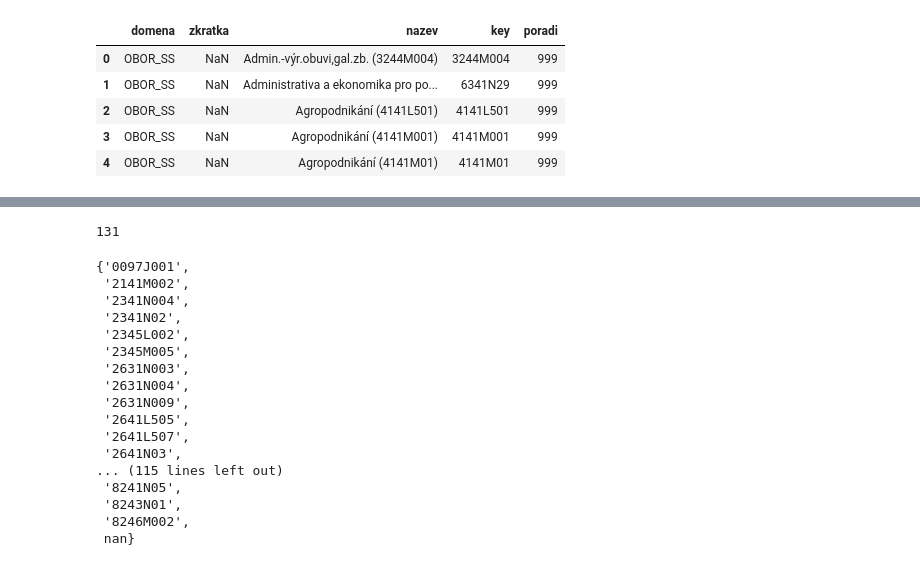
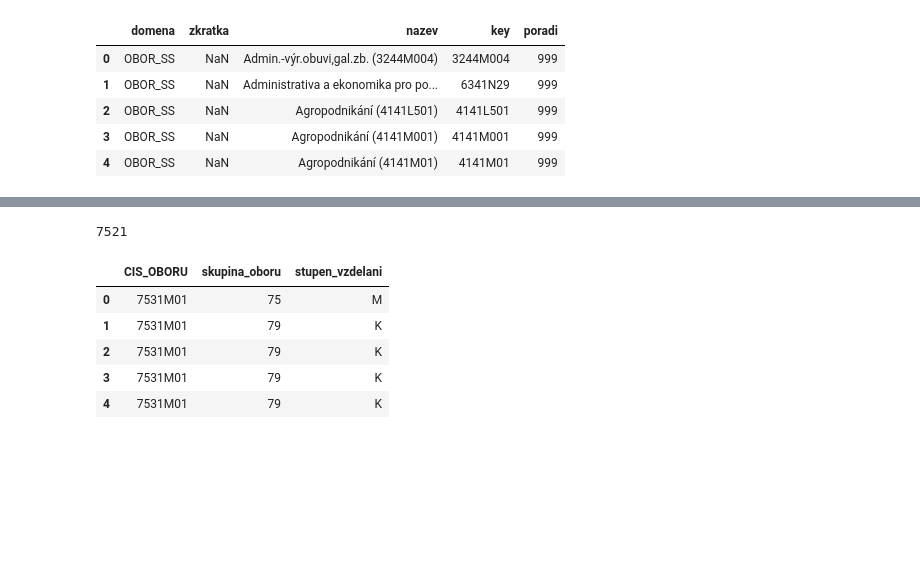
Before and after one commit to MFVS/AVD3, a Jupyter notebook: data.ipynb, the cells around one changed output, grey strips where cells are left out. Cells and saved outputs as stored; diff of their text form; code cells hidden in the pictures; blank space fills up the shorter version.

Commit message:
data script

```diff
--- a/data.ipynb
+++ b/data.ipynb
@@ -106,6 +109,0 @@ nan
-# %%
-# merge on kkov on df_obory and cis_oboru on df
-
-merged_df = df.merge(df_obory, left_on="CIS_OBORU", right_on="KKOV")
-
-merged_df["ZKRATKA OBOROVÉ SKUPINY"].unique()
@@ -164,25 +109,0 @@ Name: count, dtype: int64
-# %%
-# replace_data = {
-#     "7941K41" : "7941K401",
-#     "7941K81" : "7941K801",
-#     "7531M01" : "7531M001",
-#     "7842M04" : "7842M004",
-#     "7941K61" : "7941K601",
-#     "7842M02" : "7842M002",
-#     "7842M03" : "7842M003",
-#     "3647M01" : "3647M001",
-#     "1601M01" : "1601M001"
-# }
-
-# df["CIS_OBORU"].replace(replace_data, inplace=True)
-
-df = df.merge(df_obory, left_on="CIS_OBORU", right_on="KKOV", how="outer")
-
-# print(df[["CIS_OBORU", "STRED_SKOLA_CIZI_OBOR"]])
-result = df['STRED_SKOLA_CIZI_OBOR'].notna() | df['CIS_OBORU'].notna()
-
-df = df[result]
-print(df[["CIS_OBORU", "STRED_SKOLA_CIZI_OBOR"]])
-# df[["CIS_OBORU", "STRED_SKOLA_CIZI_OBOR"]]
-print(len(df))
-print(df["NÁZEV OBOROVÉ SKUPINY"].value_counts())
@@ -207,28 +110,15 @@ Name: count, dtype: int64
-# %%
-kody = set([])
-
-for kod in df["CIS_OBORU"]:
-    if kod not in obory:
-        kody.add(kod)
-
-print(len(kody))
-kody
-# %% [output]
-131
-{'0097J001',
- '2141M002',
- '2341N004',
- '2341N02',
- '2345L002',
- '2345M005',
- '2631N003',
- '2631N004',
- '2631N009',
- '2641L505',
- '2641L507',
- '2641N03',
-... (115 lines left out)
- '8241N05',
- '8243N01',
- '8246M002',
- nan}
+# %%
+# get first two digits and letter from 7531M01
+print(len(merged_df["CIS_OBORU"]))
+merged_df['skupina_oboru'] = df['CIS_OBORU'].str.extract(r'(\d{2})')
+merged_df['stupen_vzdelani'] = df['CIS_OBORU'].str.extract(r'([A-Za-z])')
+
+merged_df[["CIS_OBORU", "skupina_oboru", "stupen_vzdelani"]].head()
+# %% [output]
+7521
+|  | CIS_OBORU | skupina_oboru | stupen_vzdelani |
+| 0 | 7531M01 | 75 | M |
+| 1 | 7531M01 | 79 | K |
+| 2 | 7531M01 | 79 | K |
+| 3 | 7531M01 | 79 | K |
+| 4 | 7531M01 | 79 | K |
```
Also changed, not shown: parts of 22 cells of this notebook, 5 other files.
